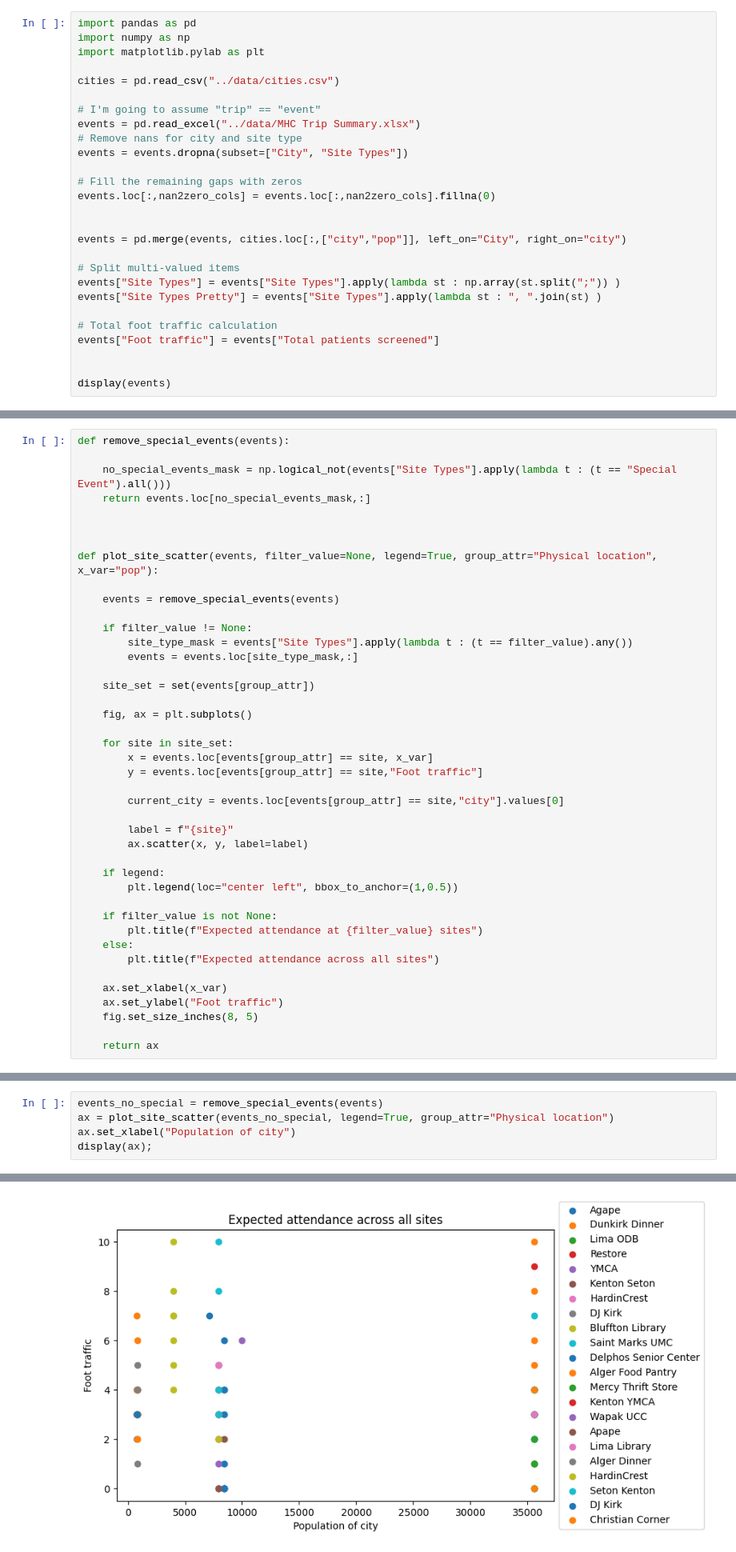
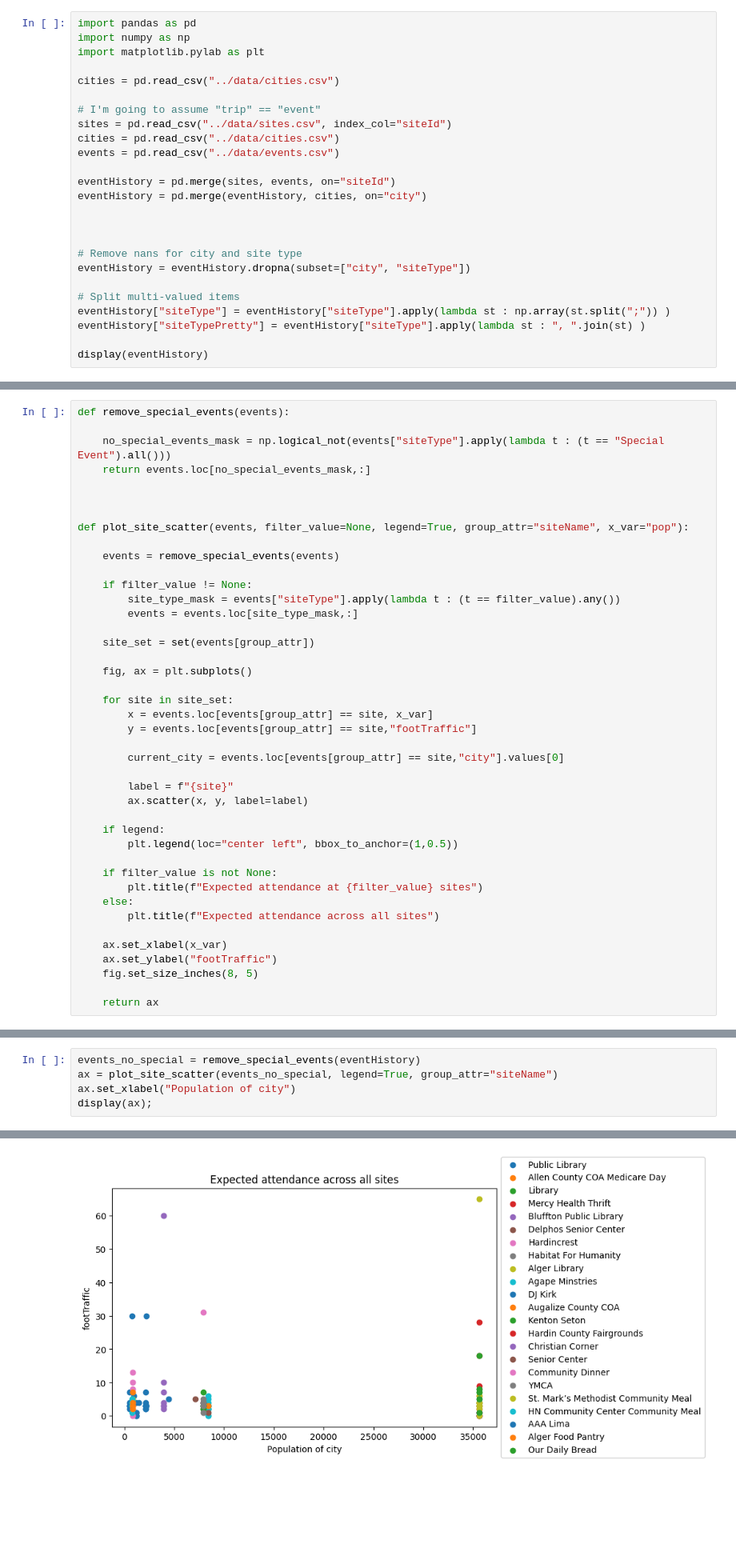
Before and after one commit to Human-Centered-Optimization-Lab/clinicOpt, a Jupyter notebook: tools/attendancePlaygorund.ipynb, the cells around one changed output, grey strips where cells are left out. Shown at 80% size. Drawn from its saved outputs; the diff is of its cells as text; blank space fills up the shorter version.

Commit message:
Separated the data, but the data itself is very messed up

```diff
--- a/tools/attendancePlaygorund.ipynb
+++ b/tools/attendancePlaygorund.ipynb
@@ -8,23 +8,21 @@ import matplotlib.pylab as plt
 cities = pd.read_csv("../data/cities.csv")
 
 # I'm going to assume "trip" == "event"
-events = pd.read_excel("../data/MHC Trip Summary.xlsx")
-# Remove nans for city and site type
-events = events.dropna(subset=["City", "Site Types"])
+sites = pd.read_csv("../data/sites.csv", index_col="siteId")
+cities = pd.read_csv("../data/cities.csv")
+events = pd.read_csv("../data/events.csv")
 
-# Fill the remaining gaps with zeros
-events.loc[:,nan2zero_cols] = events.loc[:,nan2zero_cols].fillna(0)
+eventHistory = pd.merge(sites, events, on="siteId")
+eventHistory = pd.merge(eventHistory, cities, on="city")
 
 
-events = pd.merge(events, cities.loc[:,["city","pop"]], left_on="City", right_on="city")
+
+# Remove nans for city and site type
+eventHistory = eventHistory.dropna(subset=["city", "siteType"])
 
 # Split multi-valued items
-events["Site Types"] = events["Site Types"].apply(lambda st : np.array(st.split(";")) )
-events["Site Types Pretty"] = events["Site Types"].apply(lambda st : ", ".join(st) )
+eventHistory["siteType"] = eventHistory["siteType"].apply(lambda st : np.array(st.split(";")) )
+eventHistory["siteTypePretty"] = eventHistory["siteType"].apply(lambda st : ", ".join(st) )
 
-# Total foot traffic calculation
-events["Foot traffic"] = events["Total patients screened"]
-
-
-display(events)
+display(eventHistory)
 # %% [output]
@@ -46,17 +44,17 @@ display(events)
 # %%
 def remove_special_events(events):
 
-    no_special_events_mask = np.logical_not(events["Site Types"].apply(lambda t : (t == "Special Event").all()))
+    no_special_events_mask = np.logical_not(events["siteType"].apply(lambda t : (t == "Special Event").all()))
     return events.loc[no_special_events_mask,:]
 
 
 
-def plot_site_scatter(events, filter_value=None, legend=True, group_attr="Physical location", x_var="pop"):
+def plot_site_scatter(events, filter_value=None, legend=True, group_attr="siteName", x_var="pop"):
 
     events = remove_special_events(events)
 
     if filter_value != None:
-        site_type_mask = events["Site Types"].apply(lambda t : (t == filter_value).any())
+        site_type_mask = events["siteType"].apply(lambda t : (t == filter_value).any())
         events = events.loc[site_type_mask,:]
 
     site_set = set(events[group_attr])
@@ -65,7 +63,7 @@ def plot_site_scatter(events, filter_value=None, legend=True, group_attr="Physic
 
     for site in site_set:
         x = events.loc[events[group_attr] == site, x_var]
-        y = events.loc[events[group_attr] == site,"Foot traffic"]
+        y = events.loc[events[group_attr] == site,"footTraffic"]
 
         current_city = events.loc[events[group_attr] == site,"city"].values[0]
 
@@ -81,7 +79,7 @@ def plot_site_scatter(events, filter_value=None, legend=True, group_attr="Physic
         plt.title(f"Expected attendance across all sites")
 
     ax.set_xlabel(x_var)
-    ax.set_ylabel("Foot traffic")
+    ax.set_ylabel("footTraffic")
     fig.set_size_inches(8, 5)
 
     return ax
@@ -128,8 +126,8 @@ display(ax)
 ## Examining attendance as a function of population
 _Reflections:_ It looks like population really isn't a big determinant of expected attendance
 # %%
-events_no_special = remove_special_events(events)
-ax = plot_site_scatter(events_no_special, legend=True, group_attr="Physical location")
+events_no_special = remove_special_events(eventHistory)
+ax = plot_site_scatter(events_no_special, legend=True, group_attr="siteName")
 ax.set_xlabel("Population of city")
 display(ax);
 # %% [output]
@@ -137,4 +135,4 @@ display(ax);
-[figure, old version]
+[figure, new version]
 # %%
 import seaborn as sns
 
```
Also changed, not shown: parts of 7 cells of this notebook, 2 other files.
